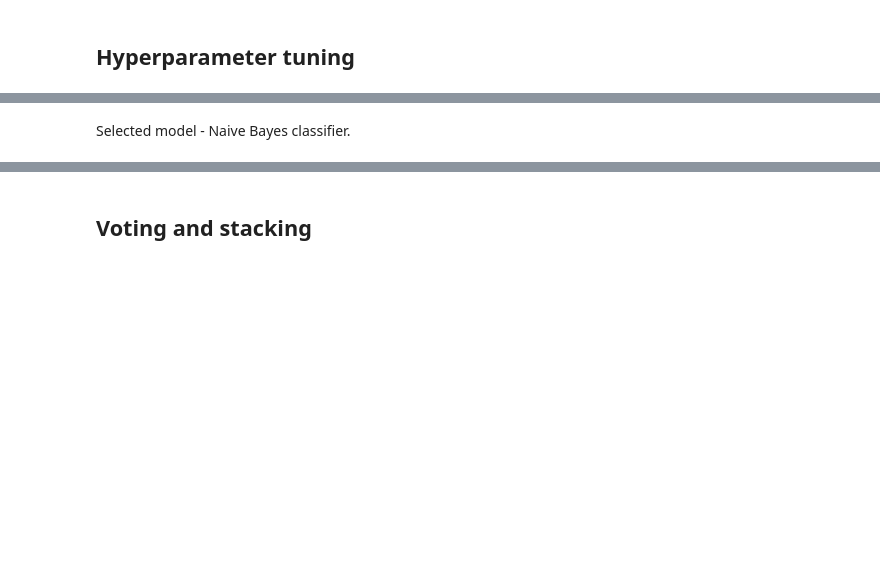
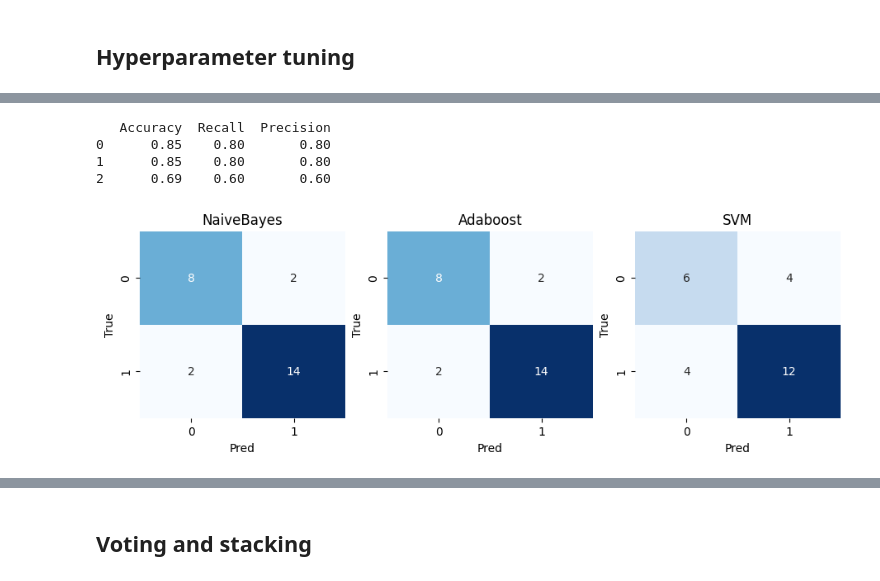
Before and after one commit to buddhiW/QuAOVkQp1uAMReTF, a Jupyter notebook: main.ipynb, the cells around one changed output, grey strips where cells are left out. Saved outputs shown, nothing was run; the diff lists cells and outputs as text; code cells hidden in the pictures; blank space fills up the shorter version.

```diff
--- a/main.ipynb
+++ b/main.ipynb
@@ -675,8 +709,8 @@ print(metrics_df)
 # %%
 # Re-training the selected models
 
-seed = random.randint(1000, 9999) #3543
-x_train, x_test, y_train, y_test = train_test_split(X, Y, test_size=0.2, random_state=seed)
+seed = 3543 #random.randint(1000, 9999) #
+#x_train, x_test, y_train, y_test = train_test_split(X, Y, test_size=0.2, random_state=seed)
 
 classifiers = {
     'NaiveBayes': MyBernoulliNB(**best_params_all['NaiveBayes']),#MyBernoulliNB(),
@@ -692,42 +726,49 @@ importances = []
 
 for idx, (clf_name, clf) in enumerate(classifiers.items()):
 
+    X_subset = df[features_subset[idx]]
+    x_train_subset, x_test_subset, y_train, y_test = train_test_split(X_subset, Y, test_size=0.2, random_state=seed)
+
     model = Pipeline([
     ("preprocessing", preprocessor),
     ("classifier", clf)
     ])
 
-    model.fit(x_train, y_train) #clf.fit(x_train, y_train, eval_set=[(x_test, y_test)]) #(eval_set for early stopping)
+    model.fit(x_train_subset, y_train) #clf.fit(x_train, y_train, eval_set=[(x_test, y_test)]) #(eval_set for early stopping)
 
     # Make predictions
-    y_pred = model.predict(x_test)
+    y_pred = model.predict(x_test_subset)
 
     accuracy = accuracy_score(y_test, y_pred,normalize=True)
     precision = precision_score(y_test, y_pred, pos_label=0)
     recall = recall_score(y_test, y_pred, pos_label=0)
 
     metrics.append([accuracy, recall, precision])
 
     #importances.append(clf.feature_importances_)
 
     cm = confusion_matrix(y_test, y_pred)
     s = sns.heatmap(cm, ax = ax[idx], cbar = False, annot=True, cmap='Blues')
     s.set_xlabel('Pred')
     s.set_ylabel('True')
     s.set_title(clf_name)
 
 metrics_df = pd.DataFrame(metrics, columns=['Accuracy', 'Recall', 'Precision'])
 
 # importance_df = pd.DataFrame(
 #     {
 #         'Features': features,
 #         'NaiveBayes': importances[0],
 #         'LGBM': importances[1],
 #         'XGBoost': importances[2]
 #     }
 # )
 print(metrics_df)
 #print(importance_df)
 plt.show()
+# %% [output]
+   Accuracy  Recall  Precision
+0      0.85    0.80       0.80
+1      0.85    0.80       0.80
+2      0.69    0.60       0.60
+[figure, added]
-# %% [markdown]
-Selected model - Naive Bayes classifier.
```
Also changed, not shown: parts of 10 cells of this notebook, 1 other file.
